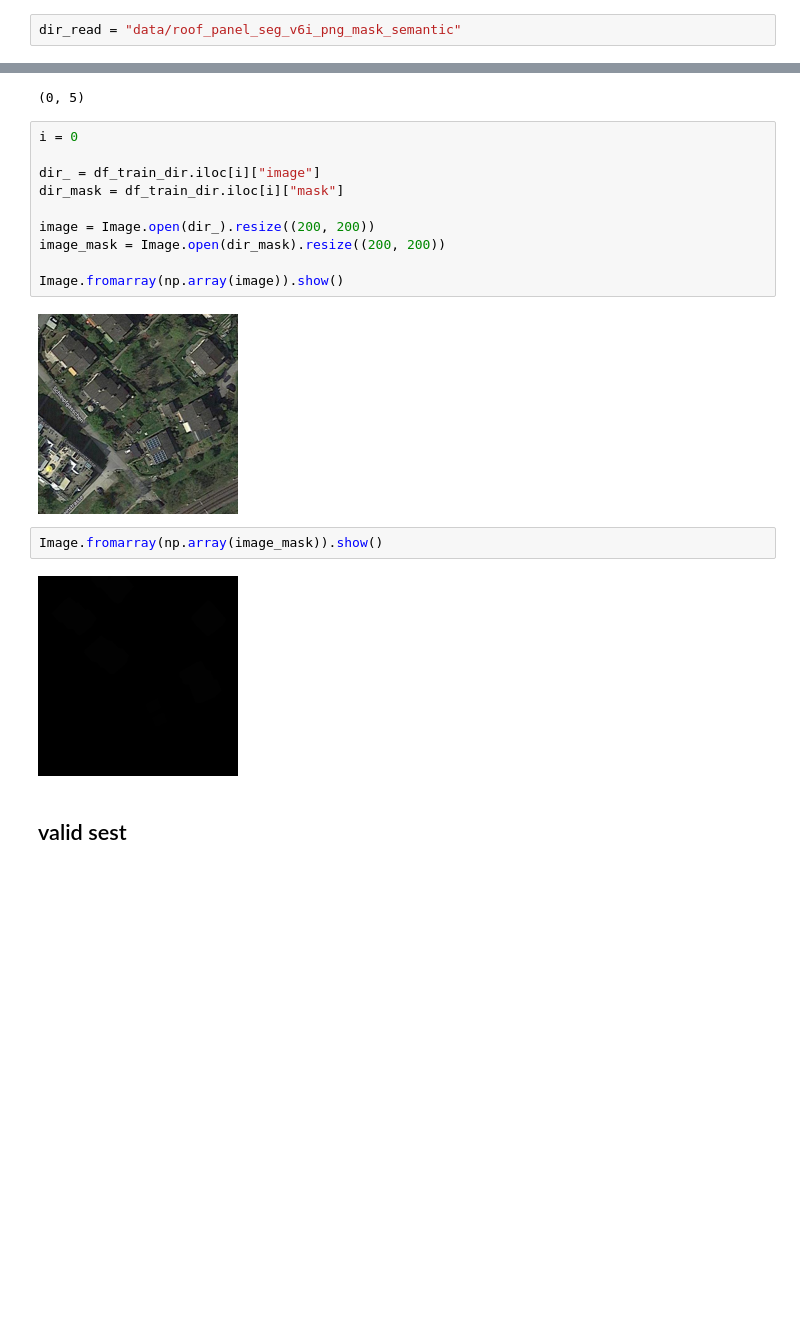
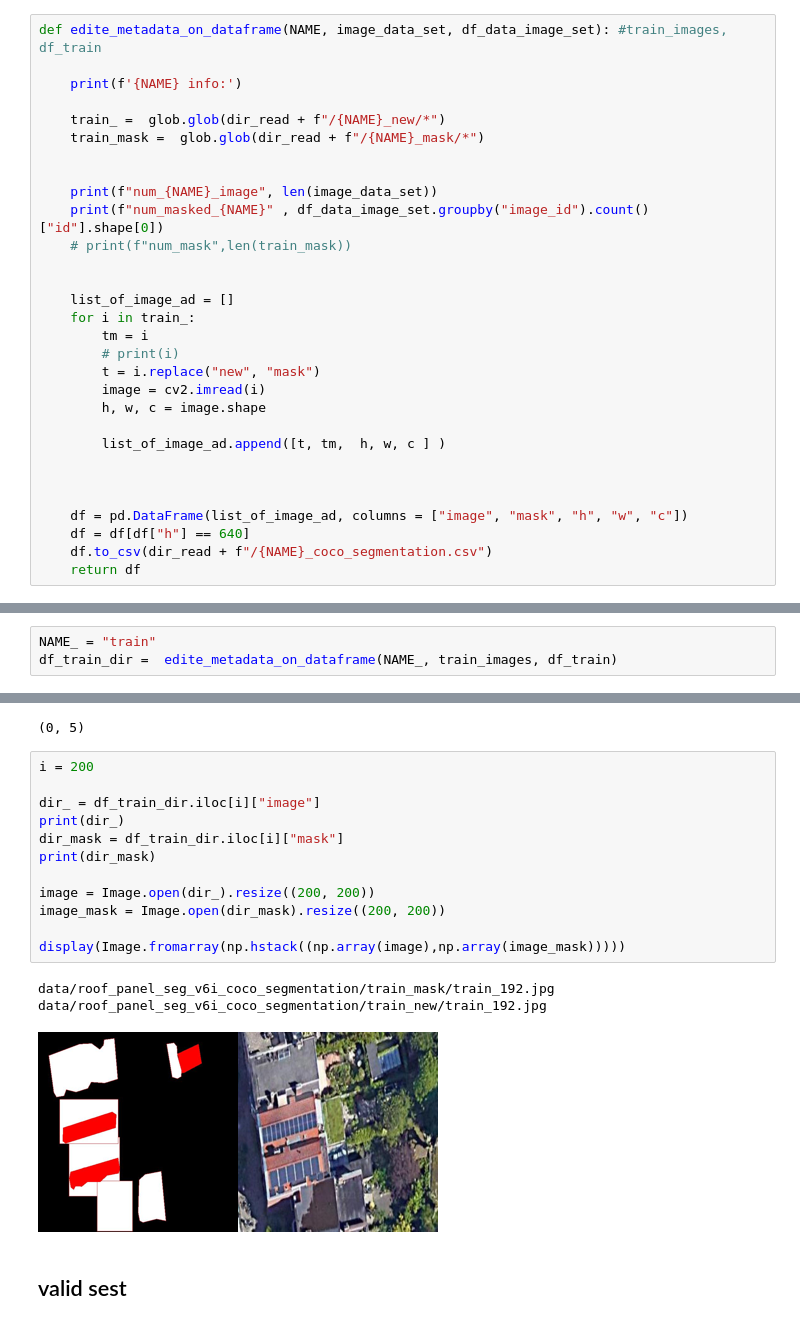
Before and after one commit to yasaman-y/solar_panel_detection_and_segmentation, a Jupyter notebook: 3_Data_Preparation_create_annotation_for_each_images.ipynb, the cells around one changed output, grey strips where cells are left out. Saved outputs shown, nothing was run; the diff lists cells and outputs as text; blank space fills up the shorter version.

Commit message:
check processing image data and creating meta data

```diff
--- a/3_Data_Preparation_create_annotation_for_each_images.ipynb
+++ b/3_Data_Preparation_create_annotation_for_each_images.ipynb
@@ -362,6 +416,34 @@ array([None], dtype=object)
 # %% [markdown]
 # create DataFrame(content information of images) for adderessing images
-# %%
-dir_read = "data/roof_panel_seg_v6i_png_mask_semantic"
+# %%
+def edite_metadata_on_dataframe(NAME, image_data_set, df_data_image_set): #train_images, df_train
+
+    print(f'{NAME} info:')
+
+    train_ =  glob.glob(dir_read + f"/{NAME}_new/*")
+    train_mask =  glob.glob(dir_read + f"/{NAME}_mask/*")
+
+
+    print(f"num_{NAME}_image", len(image_data_set))
+    print(f"num_masked_{NAME}" , df_data_image_set.groupby("image_id").count()["id"].shape[0])
+    # print(f"num_mask",len(train_mask))
+
+
+    list_of_image_ad = []
+    for i in train_:
+        tm = i
+        # print(i)
+        t = i.replace("new", "mask")
+        image = cv2.imread(i)
+        h, w, c = image.shape
+
+        list_of_image_ad.append([t, tm,  h, w, c ] )
+
+
+
+    df = pd.DataFrame(list_of_image_ad, columns = ["image", "mask", "h", "w", "c"])
+    df = df[df["h"] == 640]
+    df.to_csv(dir_read + f"/{NAME}_coco_segmentation.csv")
+    return df
 # %% [markdown]
 ## train set
@@ -407,0 +450,3 @@ no_mask 623
+# %%
+NAME_ = "train"
+df_train_dir =  edite_metadata_on_dataframe(NAME_, train_images, df_train)
@@ -410,20 +468,20 @@ df_train_dir[df_train_dir["h"] < 640].shape
 # %% [output]
 (0, 5)
 # %%
-i = 0
+i = 200
 
 dir_ = df_train_dir.iloc[i]["image"]
+print(dir_)
 dir_mask = df_train_dir.iloc[i]["mask"]
+print(dir_mask)
 
 image = Image.open(dir_).resize((200, 200))
 image_mask = Image.open(dir_mask).resize((200, 200))
 
-Image.fromarray(np.array(image)).show()
+display(Image.fromarray(np.hstack((np.array(image),np.array(image_mask)))))
 # %% [output]
+data/roof_panel_seg_v6i_coco_segmentation/train_mask/train_192.jpg
+data/roof_panel_seg_v6i_coco_segmentation/train_new/train_192.jpg
-[figure, old version]
+[figure, new version]
-# %%
-Image.fromarray(np.array(image_mask)).show()
-# %% [output]
-[figure, removed]
 # %% [markdown]
 ## valid sest
```
Also changed, not shown: parts of 28 cells of this notebook.
